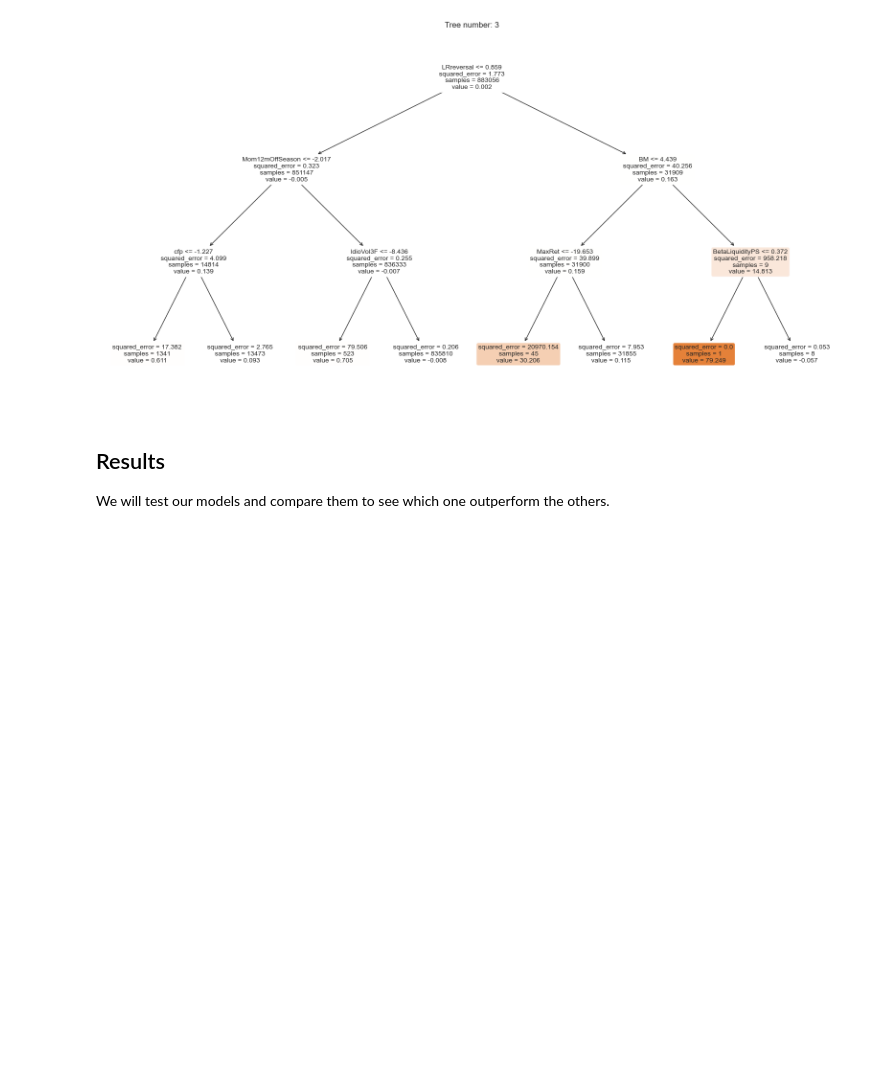
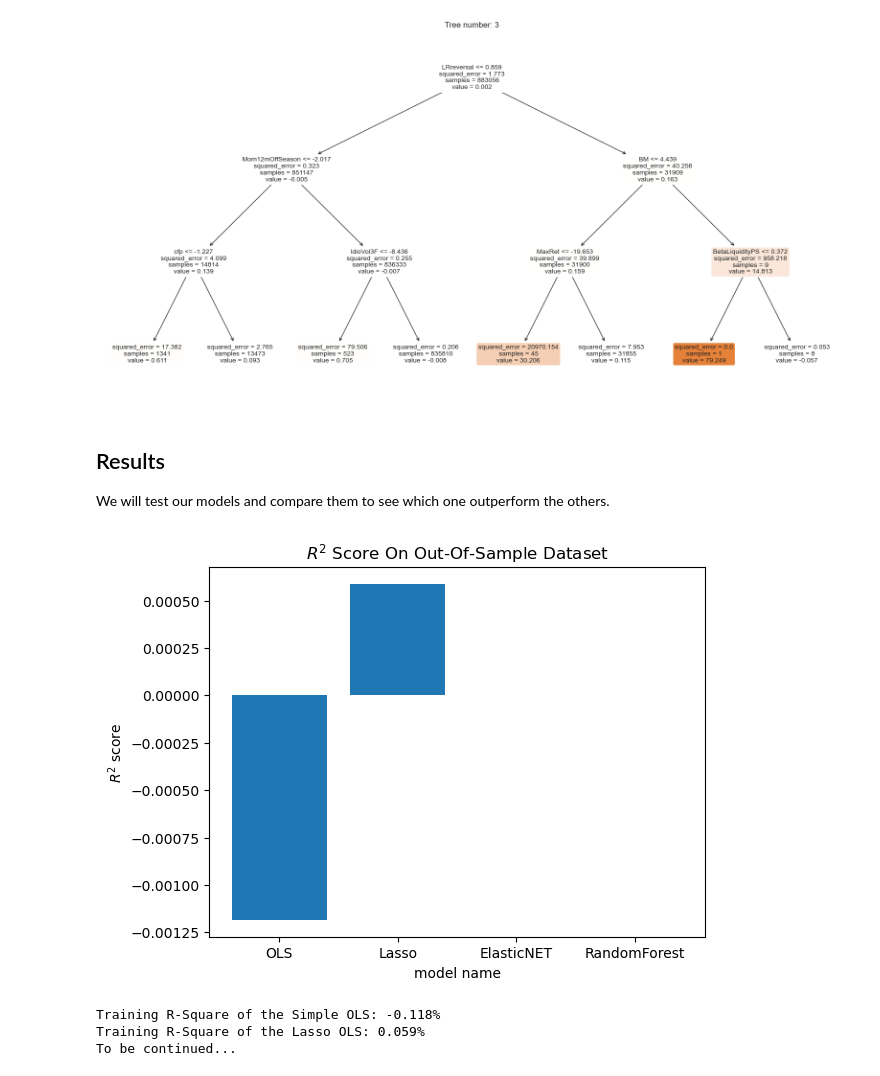
Before and after one commit to paulo-03/final_project_MLFin, a Jupyter notebook: main.ipynb, the cells around one changed output. Drawn from its saved outputs; the diff is of its cells as text; code cells hidden in the pictures; blank space fills up the shorter version.

```diff
--- a/main.ipynb
+++ b/main.ipynb
@@ -175,3 +181,29 @@ rf.plot_decision_tree()
 ## Results
 
 We will test our models and compare them to see which one outperform the others.
+# %%
+# Compute all test R_square for each method here
+test_score_ols = ols_model.reg.score(X_test, y_test)
+test_score_lasso = ols_lasso_model.reg.score(X_test, y_test)
+...
+
+# TODO: We could make this evaluation with k-fold and plot some boxplot with the mean r_square and its variance. Just an idea.
+model_names = ['OLS', 'Lasso', 'ElasticNET', 'RandomForest']
+test_scores = [test_score_ols, test_score_lasso, 0, 0]  #TODO: Set to zero for the moment
+
+# Display the results
+plt.bar(model_names, test_scores)
+plt.title(r'$R^2$ Score On Out-Of-Sample Dataset')
+plt.xlabel('model name')
+plt.ylabel(r'$R^2$ score')
+
+plt.show()
+
+print(f'Training R-Square of the Simple OLS: {test_score_ols*100:.3f}%\n'
+      f'Training R-Square of the Lasso OLS: {test_score_lasso*100:.3f}%\n'
+      f'To be continued...')
+# %% [output]
+[figure, added]
+Training R-Square of the Simple OLS: -0.118%
+Training R-Square of the Lasso OLS: 0.059%
+To be continued...
```
Also changed, not shown: parts of 6 cells of this notebook.
